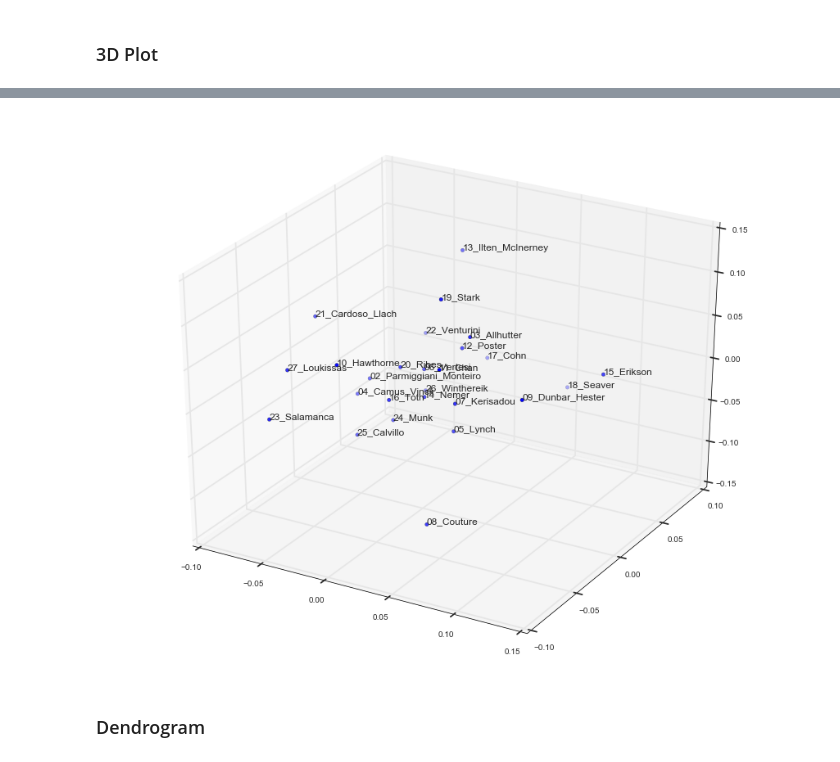
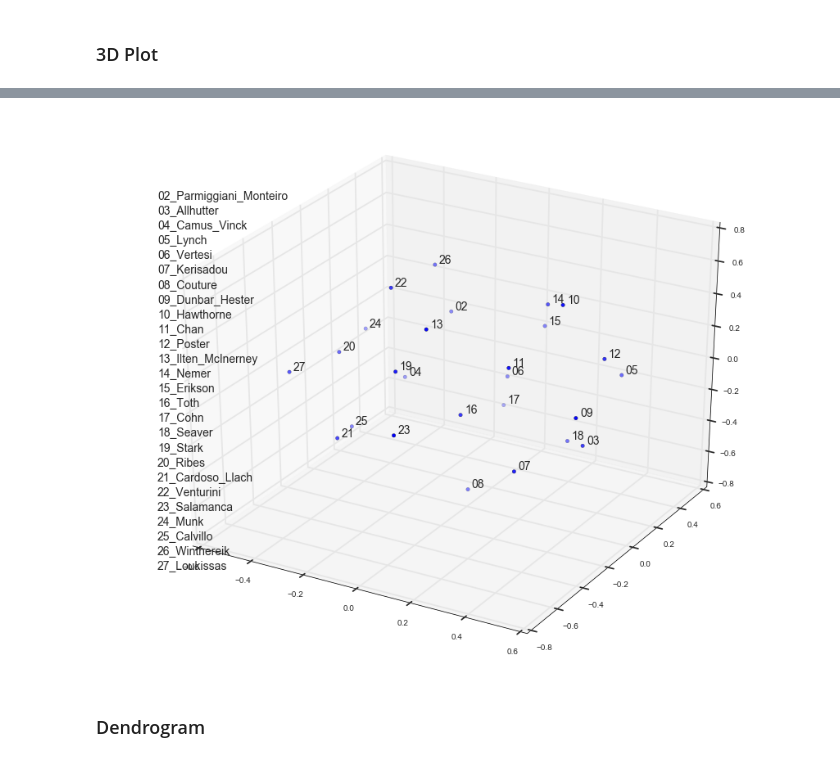
Before and after one commit to skilfullycurled/booklda, a Jupyter notebook: Book Essay DTM Topic Modeling.ipynb, the cells around one changed output, grey strips where cells are left out. Saved outputs shown, nothing was run; the diff lists cells and outputs as text; code cells hidden in the pictures.

```diff
--- a/Book Essay DTM Topic Modeling.ipynb
+++ b/Book Essay DTM Topic Modeling.ipynb
@@ -63,7 +65,7 @@ filenames
 # %% [markdown]
 ### Vectorize into document term matrix
 # %%
-vectorizer = CountVectorizer(input='filename')
+vectorizer = CountVectorizer(input='filename', min_df=2, stop_words=stoplist)
 dtm = vectorizer.fit_transform(filenames)  # a sparse matrix
 vocab = vectorizer.get_feature_names()
 # %% [markdown]
@@ -105,20 +110,31 @@ plt.show()
 three_mds = MDS(n_components=3, dissimilarity="precomputed", random_state=1)
 pos = three_mds.fit_transform(dist)
 # %%
+nums = [name.split('_')[0] for name in names] # for labeling of dots, full file name is cluttered
+
 sns.set_style("whitegrid")
 
 fig = plt.figure(figsize=(15,12))
 
 ax = fig.add_subplot(111, projection='3d')
 
 ax.scatter(pos[:, 0], pos[:, 1], pos[:, 2])
 
-for x, y, z, s in zip(pos[:, 0], pos[:, 1], pos[:, 2], names):
-    ax.text(x, y, z, s, fontsize=12)
+offset = .06
+
+l = 0
+
+for x, y, z, s, n in zip(pos[:, 0], pos[:, 1], pos[:, 2], names, nums):
+    ax.annotate(s, xy=(.08, .08), xytext=(-.08,.063-l), fontsize=14)
+    ax.text(x + .01, y + .01, z + .01, n, fontsize=14)
+#     ax.text(.8 + l, 1 + l, .75 + l, s, fontsize=12)
+    l += .005
+
+# plt.legend(names, loc=2, bbox_to_anchor=(1.05, 1))
 
 plt.show()
 # %% [output]
-[figure, old version]
+[figure, new version]
 # %% [markdown]
 ### Dendrogram
 # %%
```
Also changed, not shown: parts of 10 cells of this notebook.
